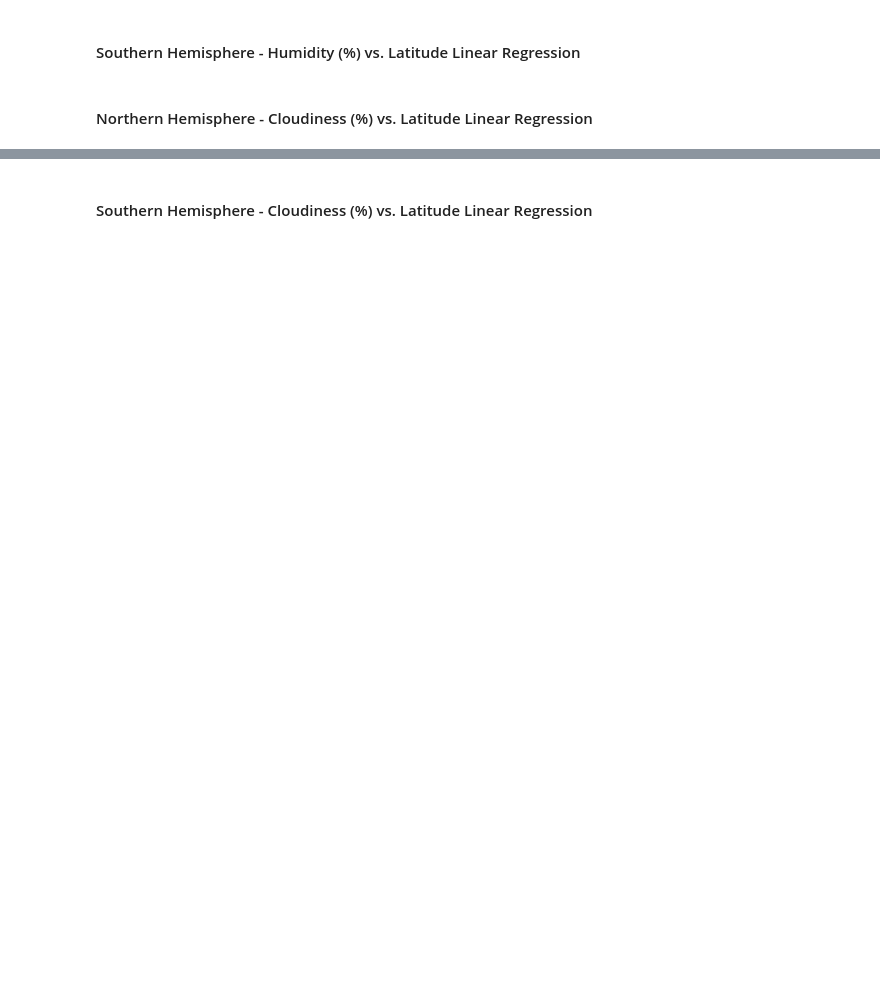
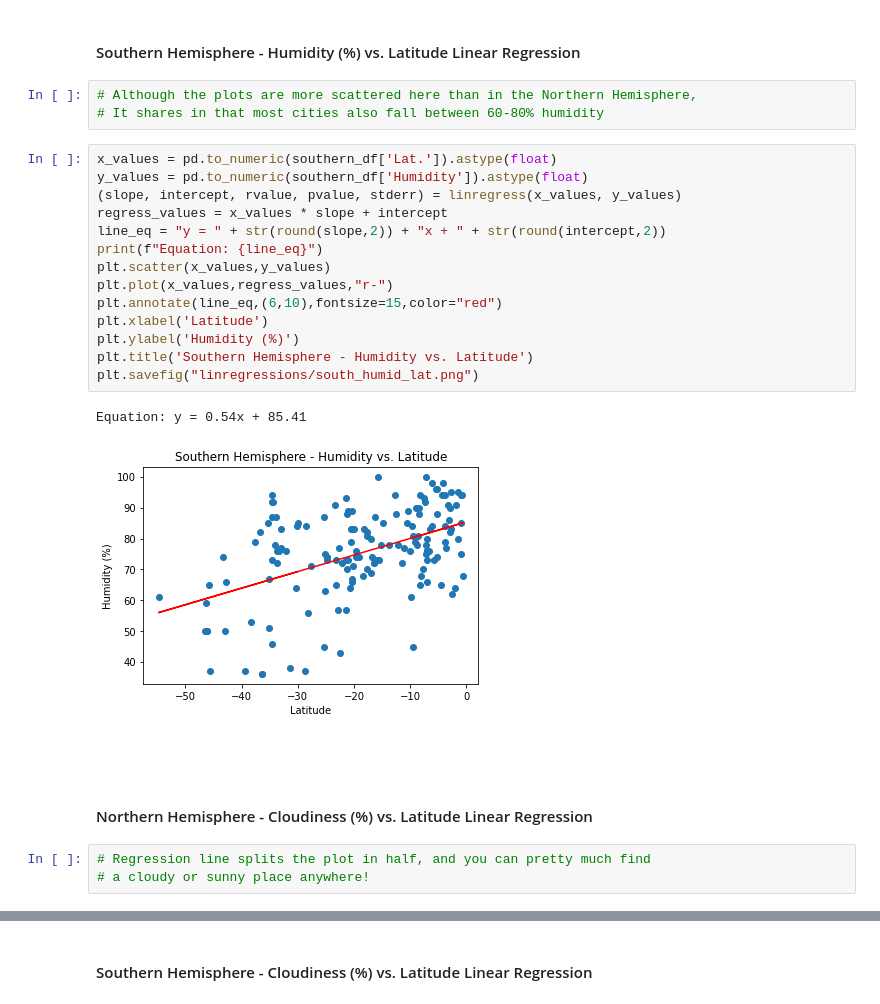
Before and after one commit to ElVejigante/python-api-challenge, a Jupyter notebook: WeatherPy/WeatherPy.ipynb, the cells around one changed output, grey strips where cells are left out. Cells and saved outputs as stored; diff of their text form; blank space fills up the shorter version.

```diff
--- a/WeatherPy/WeatherPy.ipynb
+++ b/WeatherPy/WeatherPy.ipynb
@@ -220,4 +297,27 @@ southern_df = weather_df.loc[pd.to_numeric(weather_df["Lat."]).astype(float) < 0
 # %% [markdown]
 ####  Southern Hemisphere - Humidity (%) vs. Latitude Linear Regression
+# %%
+# Although the plots are more scattered here than in the Northern Hemisphere,
+# It shares in that most cities also fall between 60-80% humidity
+# %%
+x_values = pd.to_numeric(southern_df['Lat.']).astype(float)
+y_values = pd.to_numeric(southern_df['Humidity']).astype(float)
+(slope, intercept, rvalue, pvalue, stderr) = linregress(x_values, y_values)
+regress_values = x_values * slope + intercept
+line_eq = "y = " + str(round(slope,2)) + "x + " + str(round(intercept,2))
+print(f"Equation: {line_eq}")
+plt.scatter(x_values,y_values)
+plt.plot(x_values,regress_values,"r-")
+plt.annotate(line_eq,(6,10),fontsize=15,color="red")
+plt.xlabel('Latitude')
+plt.ylabel('Humidity (%)')
+plt.title('Southern Hemisphere - Humidity vs. Latitude')
+plt.savefig("linregressions/south_humid_lat.png")
+# %% [output]
+Equation: y = 0.54x + 85.41
+[figure, added]
 # %% [markdown]
 ####  Northern Hemisphere - Cloudiness (%) vs. Latitude Linear Regression
+# %%
+# Regression line splits the plot in half, and you can pretty much find
+# a cloudy or sunny place anywhere!
```
Also changed, not shown: parts of 16 cells of this notebook, 8 other files.
